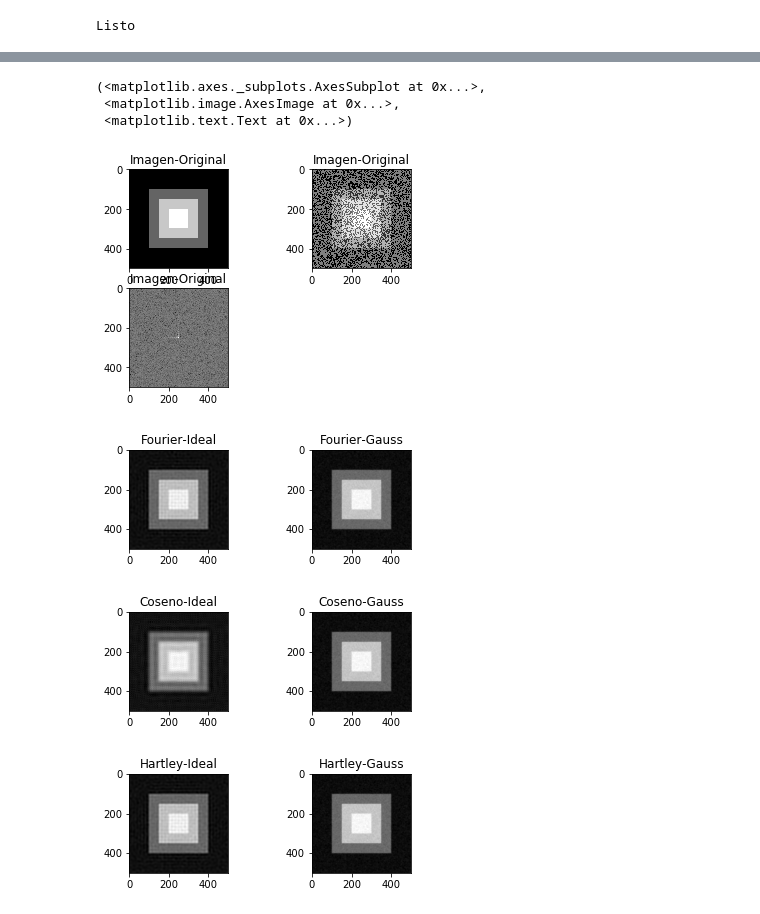
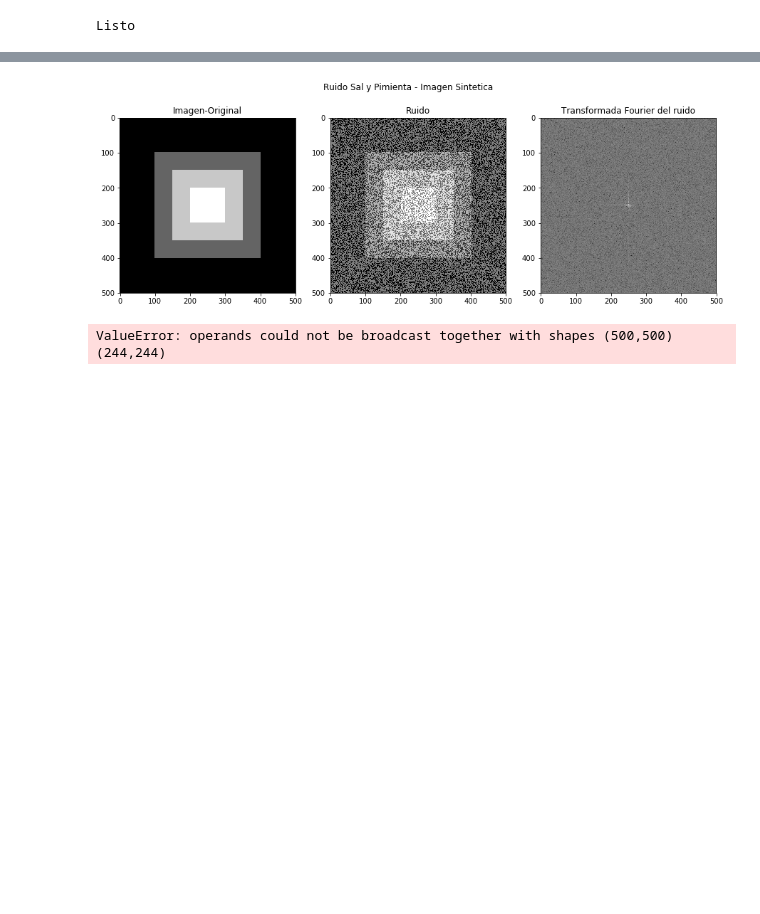
Before and after one commit to seradiazpin/MachineVisionUnal, a Jupyter notebook: Tarea2/Tarea2.ipynb, the cells around one changed output, grey strips where cells are left out. Saved outputs shown, nothing was run; the diff lists cells and outputs as text; code cells hidden in the pictures; blank space fills up the shorter version.

```diff
--- a/Tarea2/Tarea2.ipynb
+++ b/Tarea2/Tarea2.ipynb
@@ -233,44 +395,52 @@ plt.subplot(222), plt.imshow(img_3_filterG, cmap=plt.cm.gray), plt.title('Hartle
 # %%
 #Sal y pimienta
 sp_noise = salt_peper(check.shape,100,100)
 imgSP_noise = check + sp_noise
 tt2 = fft(imgSP_noise)
 
 
-plt.figure(1)
-plt.subplot(221), plt.imshow(check, cmap=plt.cm.gray), plt.title('Imagen-Original')
-plt.subplot(222), plt.imshow(imgSP_noise, cmap=plt.cm.gray), plt.title('Imagen-Original')
-plt.subplot(223), plt.imshow(20*np.log(abs(tt2)), cmap=plt.cm.gray), plt.title('Imagen-Original')
-
+plt.figure(1,figsize=(15,5))
+plt.suptitle('Ruido Sal y Pimienta - Imagen Sintetica')
+plt.subplot(131), plt.imshow(check, cmap=plt.cm.gray), plt.title('Imagen-Original')
+plt.subplot(132), plt.imshow(imgSP_noise, cmap=plt.cm.gray), plt.title('Ruido')
+plt.subplot(133), plt.imshow(20*np.log(abs(tt2)), cmap=plt.cm.gray), plt.title('Transformada Fourier del ruido')
+plt.show()
 
 imgSP_filterI = ifft(fft(img_noise)*filter_mat)
 imgSP_filterG = ifft(fft(img_noise)*filter_mat2)
 
 #Transformada del coseno
 imgSP_2_filterI = ict(ctt(img_noise)*filter_mat)
-imgSP_2_filterG = ifft(fft(img_noise)*filter_mat2)
+imgSP_2_filterG = ict(ctt(img_noise)*filter_mat2)
 
 #Transformada de harley
 
 imgSP_3_filterI = iht(ht(img_noise)*filter_mat)
-imgSP_3_filterG = ifft(fft(img_noise)*filter_mat2)
+imgSP_3_filterG = iht(ht(img_noise)*filter_mat2)
 
-plt.figure(3)
-plt.subplot(221), plt.imshow(imgSP_filterI, cmap=plt.cm.gray), plt.title('Fourier-Ideal')
-plt.subplot(222), plt.imshow(imgSP_filterG, cmap=plt.cm.gray), plt.title('Fourier-Gauss')
+#Transformada de Seno
+imgSP_4_filterI = ist(stt(img_noise)*filter_mat)
+imgSP_4_filterG = ist(stt(img_noise)*filter_mat2)
 
-plt.figure(4)
-plt.subplot(221), plt.imshow(imgSP_2_filterI, cmap=plt.cm.gray), plt.title('Coseno-Ideal')
-plt.subplot(222), plt.imshow(imgSP_2_filterG, cmap=plt.cm.gray), plt.title('Coseno-Gauss')
+plt.figure(3,figsize=(10,5))
+plt.subplot(121), plt.imshow(imgSP_filterI, cmap=plt.cm.gray), plt.title('Fourier-Ideal')
+plt.subplot(122), plt.imshow(imgSP_filterG, cmap=plt.cm.gray), plt.title('Fourier-Gauss')
+plt.show()
 
-plt.figure(5)
-plt.subplot(221), plt.imshow(imgSP_3_filterI, cmap=plt.cm.gray), plt.title('Hartley-Ideal')
-plt.subplot(222), plt.imshow(imgSP_3_filterG, cmap=plt.cm.gray), plt.title('Hartley-Gauss')
+plt.figure(4,figsize=(10,5))
+plt.subplot(121), plt.imshow(imgSP_2_filterI, cmap=plt.cm.gray), plt.title('Coseno-Ideal')
+plt.subplot(122), plt.imshow(imgSP_2_filterG, cmap=plt.cm.gray), plt.title('Coseno-Gauss')
+plt.show()
+
+plt.figure(5,figsize=(10,5))
+plt.subplot(121), plt.imshow(imgSP_3_filterI, cmap=plt.cm.gray), plt.title('Hartley-Ideal')
+plt.subplot(122), plt.imshow(imgSP_3_filterG, cmap=plt.cm.gray), plt.title('Hartley-Gauss')
+plt.show()
+
+plt.figure(6,figsize=(10,5))
+plt.subplot(121), plt.imshow(imgSP_4_filterI, cmap=plt.cm.gray), plt.title('Hartley-Ideal')
+plt.subplot(122), plt.imshow(imgSP_4_filterG, cmap=plt.cm.gray), plt.title('Hartley-Gauss')
+plt.show()
 # %% [output]
+[figure, new version]
-(<matplotlib.axes._subplots.AxesSubplot at 0x...>,
- <matplotlib.image.AxesImage at 0x...>,
- <matplotlib.text.Text at 0x...>)
+ValueError: operands could not be broadcast together with shapes (500,500) (244,244)
-[figure, old version]
-[figure, removed]
-[figure, removed]
-[figure, removed]
```
Also changed, not shown: parts of 12 cells of this notebook, 1 other file.
